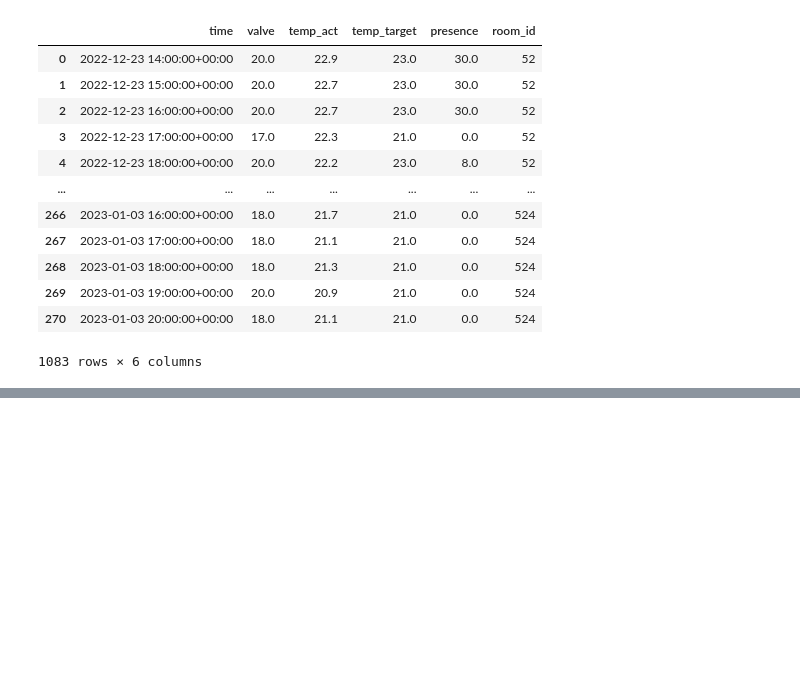
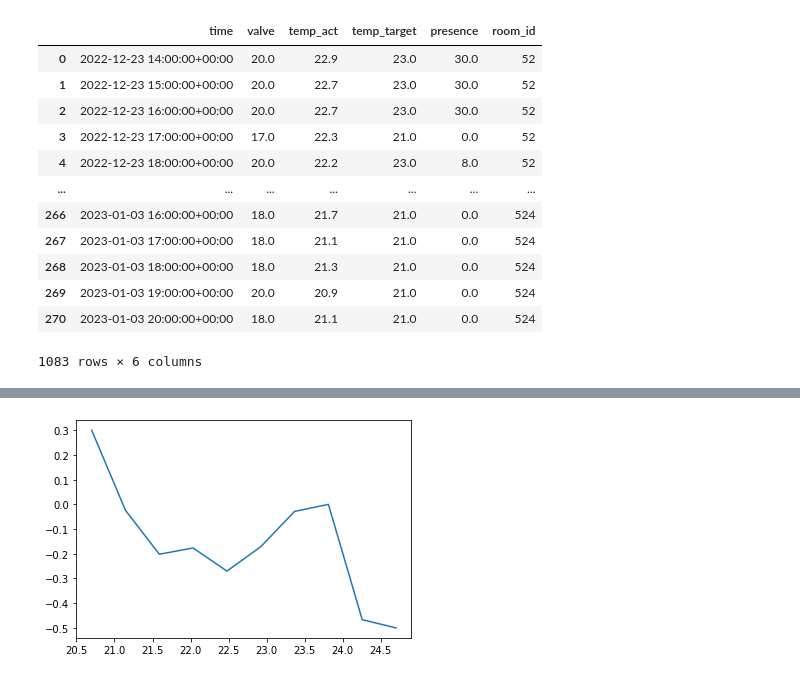
Before and after one commit to pastukh77/diploma_heating_rl, a Jupyter notebook: data_exploration.ipynb, the cells around one changed output, grey strips where cells are left out. Cells and saved outputs as stored; diff of their text form; code cells hidden in the pictures; blank space fills up the shorter version.

```diff
--- a/data_exploration.ipynb
+++ b/data_exploration.ipynb
@@ -59,0 +98,11 @@ pd.merge(room_df, weather_df, on="time")
+# %%
+v = 18
+
+p1 = res[res.valve == v]
+# print(v, p1["temp_delta"].mean())
+x = np.linspace(p1["temp_act"].min(), p1["temp_act"].max(), 10)
+y = list(map(lambda temp: valve_effectiveness(p1, v, temp), x))
+plt.plot(x, y)
+plt.show()
+# %% [output]
+[figure, added]
```
Also changed, not shown: parts of 18 cells of this notebook, 7 other files.
